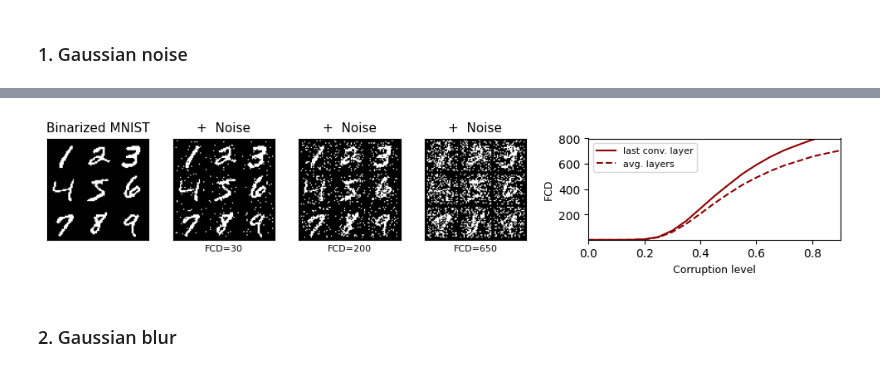
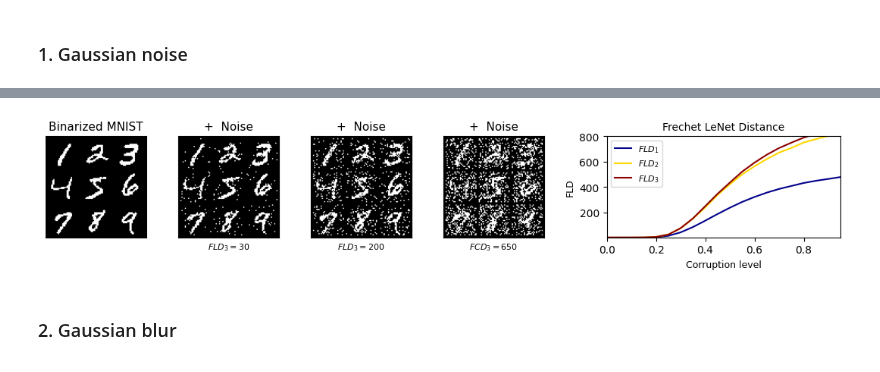
Before and after one commit to dfaroughy/FID-MNIST, a Jupyter notebook: FID_MNIST.ipynb, the cells around one changed output, grey strips where cells are left out. Drawn from its saved outputs; the diff is of its cells as text; code cells hidden in the pictures.

```diff
--- a/FID_MNIST.ipynb
+++ b/FID_MNIST.ipynb
@@ -54,11 +54,11 @@ import numpy as np
 # Assume make_grid is already defined/imported
 
 
-def plot_combined_with_mnist_grid(samples, fcd_3, fcd_avg, distortion, dist_levels, xlim=(0,100), titles=None, loc='upper left', log=False, figsize=(10, 6)):
+def plot_combined_with_mnist_grid(samples, fcd, distortion, dist_levels, xlim=(0,100), titles=None, loc='upper left', log=False, figsize=(10, 6)):
     N = len(samples)
     if titles is None: titles = [None] * N
     _ = plt.figure(figsize=figsize)
-    gs = gridspec.GridSpec(1, N+2, width_ratios=[0.75]*N+[0.3, 1.5], wspace=0.)  # Added a spacing column with width 0.1
+    gs = gridspec.GridSpec(1, N+2, width_ratios=[0.85]*N+[0.3, 1.5], wspace=0.)  # Added a spacing column with width 0.1
     axs = [plt.subplot(gs[i]) for i in range(N)] + [plt.subplot(gs[N+1])]  # Skip the spacing column for actual plots
 
     #...plot each mnist sample:
@@ -73,13 +73,16 @@ def plot_combined_with_mnist_grid(samples, fcd_3, fcd_avg, distortion, dist_leve
             axs[i].set_title('+  '+distortion, fontsize=11) if i > 0 else axs[i].set_title('Binarized MNIST', fontsize=11)
 
     #...plot FCD:
-    axs[N].plot(list(fcd_3.keys()), list(fcd_3.values()), color='darkred', label='last conv. layer')
-    axs[N].plot(list(fcd_avg.keys()), list(fcd_avg.values()), color='darkred', ls='--', label='avg. layers')
-    axs[N].set_ylabel(r'FCD', fontsize=9)
+    axs[N].plot(list(fcd[0].keys()), list(fcd[0].values()), color='darkblue', label=r'$FLD_1$')
+    axs[N].plot(list(fcd[1].keys()), list(fcd[1].values()), color='gold', label=r'$FLD_2$')
+    axs[N].plot(list(fcd[2].keys()), list(fcd[2].values()), color='darkred', label=r'$FLD_3$')
+    axs[N].set_title('Frechet LeNet Distance', fontsize=10)
+    axs[N].set_ylabel(r'FLD', fontsize=9)
     axs[N].set_xlabel('Corruption level', fontsize=9)
-    axs[N].legend(loc=loc, fontsize=8)
     axs[N].set_ylim(1,800)
     axs[N].set_xlim(xlim)
+    axs[N].legend(loc=loc, fontsize=8)
+
     if log:
         axs[N].set_yscale('log')
         axs[N].set_ylim(1, 5000)
@@ -228,15 +231,14 @@ fcd_avg_noise  = {k: (fcd_1_noise.get(k, 0) + fcd_2_noise.get(k, 0) + fcd_3_nois
 # %%
 # make grid plots:
 
 plot_combined_with_mnist_grid(samples=[digits, digits_noise_1, digits_noise_2, digits_noise_3],
-                              fcd_3=fcd_3_noise,
-                              fcd_avg=fcd_avg_noise,
+                              fcd=[fcd_1_noise, fcd_2_noise, fcd_3_noise],
                               distortion='Noise',
-                              xlim=(0, 0.9),
-                              dist_levels=['FCD=0', 'FCD={}'.format(30), 'FCD={}'.format(200), 'FCD={}'.format(650)],
-                             figsize=(10, 2))
+                              dist_levels=['', r'$FLD_3=${}'.format(30), r'$FLD_3={}$'.format(200), r'$FCD_3={}$'.format(650)],
+                              xlim=(0, 0.95),
+                             figsize=(11,2.25))
 # %% [output]
-[figure, old version]
+[figure, new version]
 # %% [markdown]
 ### 2. Gaussian blur
 # %%
```
Also changed, not shown: parts of 8 cells of this notebook, 21 other files.
